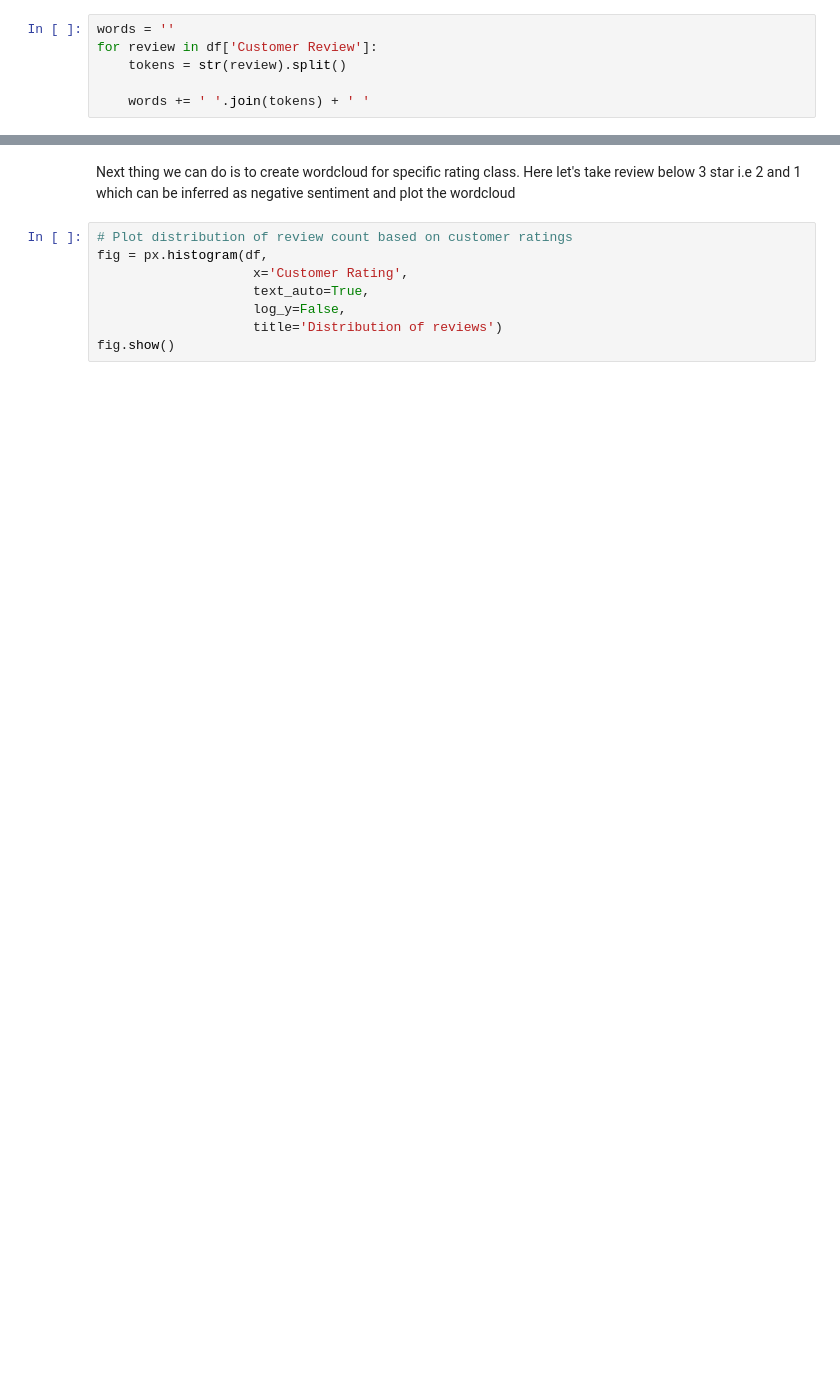
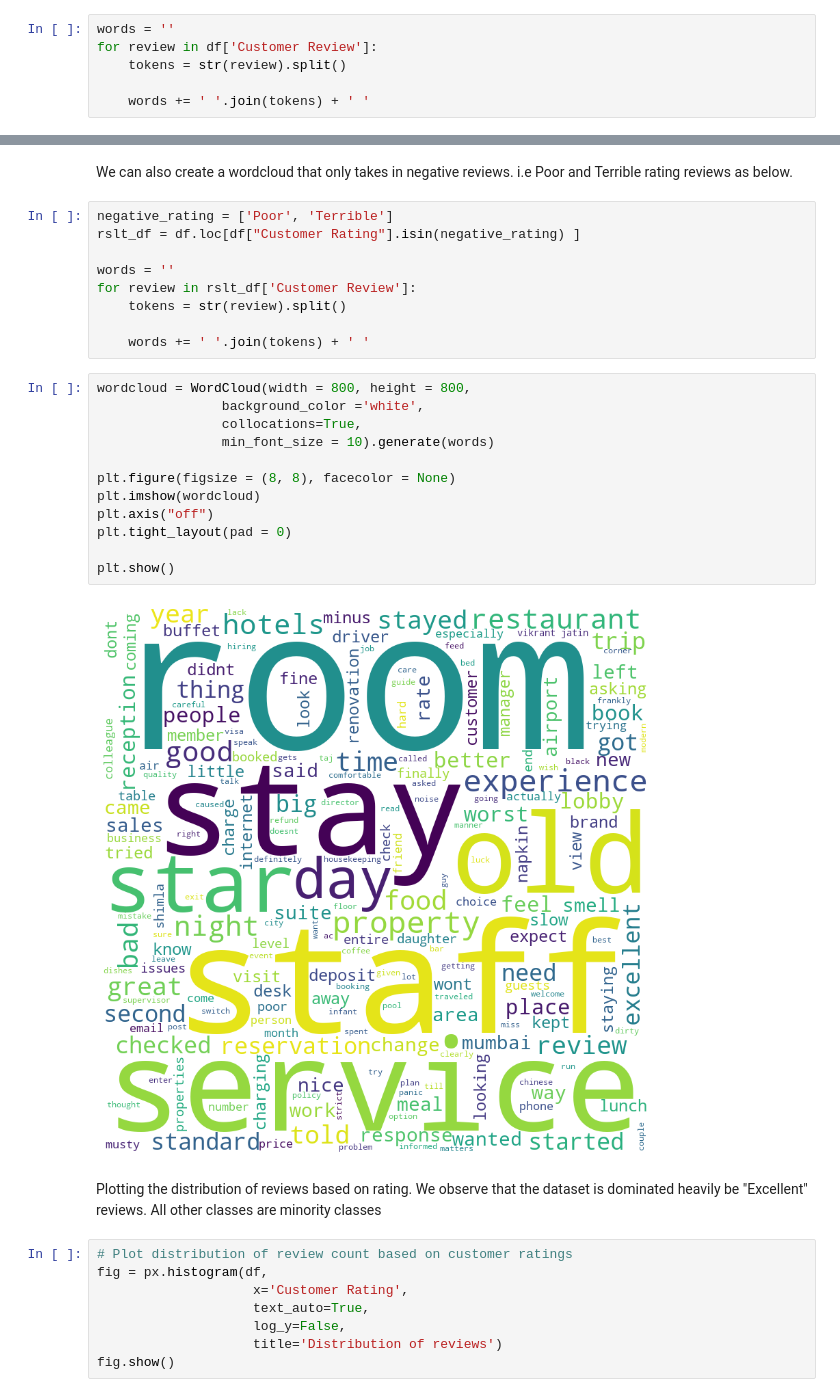
Before and after one commit to AalokAtre/Oberoi_Delhi, a Jupyter notebook: project/docs/eda_script.ipynb, the cells around one changed output, grey strips where cells are left out. Saved outputs shown, nothing was run; the diff lists cells and outputs as text; blank space fills up the shorter version.

```diff
--- a/project/docs/eda_script.ipynb
+++ b/project/docs/eda_script.ipynb
@@ -51,5 +53,30 @@ plt.show()
-# %% [markdown]
-Next thing we can do is to create wordcloud for specific rating class. Here let's take review below 3 star i.e 2 and 1 which can be inferred as negative sentiment and plot the wordcloud
+# %% [markdown]
+We can also create a wordcloud that only takes in negative reviews. i.e Poor and Terrible rating reviews as below.
+# %%
+negative_rating = ['Poor', 'Terrible']
+rslt_df = df.loc[df["Customer Rating"].isin(negative_rating) ]
+
+words = ''
+for review in rslt_df['Customer Review']:
+    tokens = str(review).split()
+
+    words += ' '.join(tokens) + ' '
+# %%
+wordcloud = WordCloud(width = 800, height = 800,
+                background_color ='white',
+                collocations=True,
+                min_font_size = 10).generate(words)
+
+plt.figure(figsize = (8, 8), facecolor = None)
+plt.imshow(wordcloud)
+plt.axis("off")
+plt.tight_layout(pad = 0)
+
+plt.show()
+# %% [output]
+[figure, added]
+# %% [markdown]
+Plotting the distribution of reviews based on rating. We observe that the dataset is dominated heavily be "Excellent" reviews. All other classes are minority classes
 # %%
 # Plot distribution of review count based on customer ratings
 fig = px.histogram(df,
```
Also changed, not shown: parts of 10 cells of this notebook, 7 other files.
